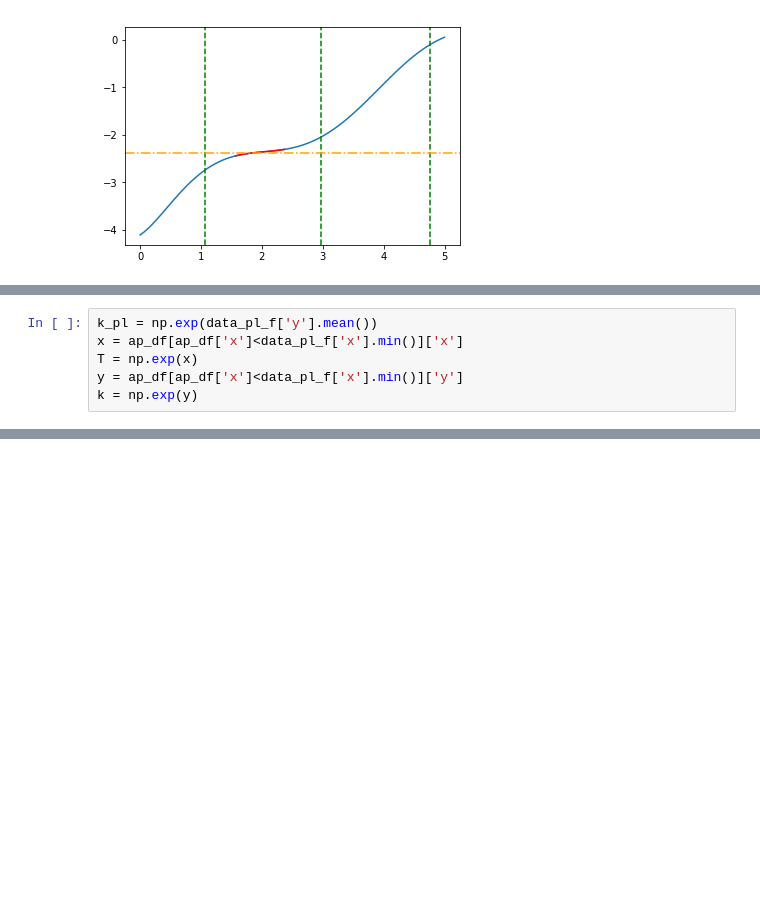
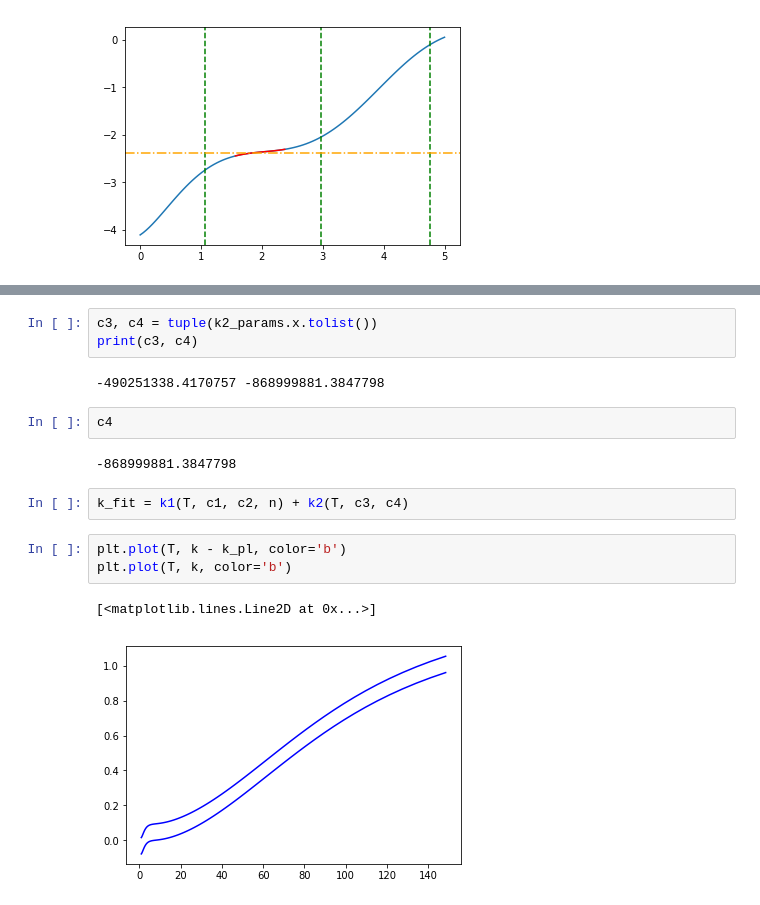
Before and after one commit to GeorgiiVdovychenko/ltpe, a Jupyter notebook: fit_one_by_one.ipynb, the cells around one changed output, grey strips where cells are left out. Saved outputs shown, nothing was run; the diff lists cells and outputs as text; blank space fills up the shorter version.

```diff
--- a/fit_one_by_one.ipynb
+++ b/fit_one_by_one.ipynb
@@ -132,7 +196 @@ def k2(T, k0, E):
-# %%
-k_pl = np.exp(data_pl_f['y'].mean())
-x = ap_df[ap_df['x']<data_pl_f['x'].min()]['x']
-T = np.exp(x)
-y = ap_df[ap_df['x']<data_pl_f['x'].min()]['y']
-k = np.exp(y)
 # %%
@@ -183,0 +239,17 @@ ap_df = pd.DataFrame({'x':xp})
+# %%
+с3, c4 = tuple(k2_params.x.tolist())
+print(с3, c4)
+# %% [output]
+-490251338.4170757 -868999881.3847798
+# %%
+c4
+# %% [output]
+-868999881.3847798
+# %%
+k_fit = k1(T, с1, c2, n) + k2(T, с3, c4)
+# %%
+plt.plot(T, k - k_pl, color='b')
+plt.plot(T, k, color='b')
+# %% [output]
+[<matplotlib.lines.Line2D at 0x...>]
+[figure, added]
```
Also changed, not shown: parts of 23 cells of this notebook, 1 other file.
